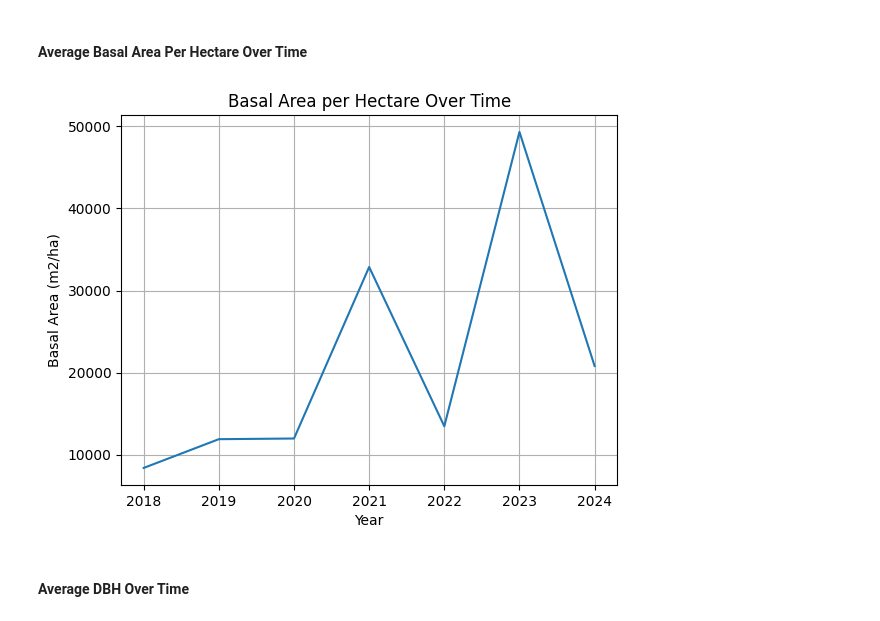
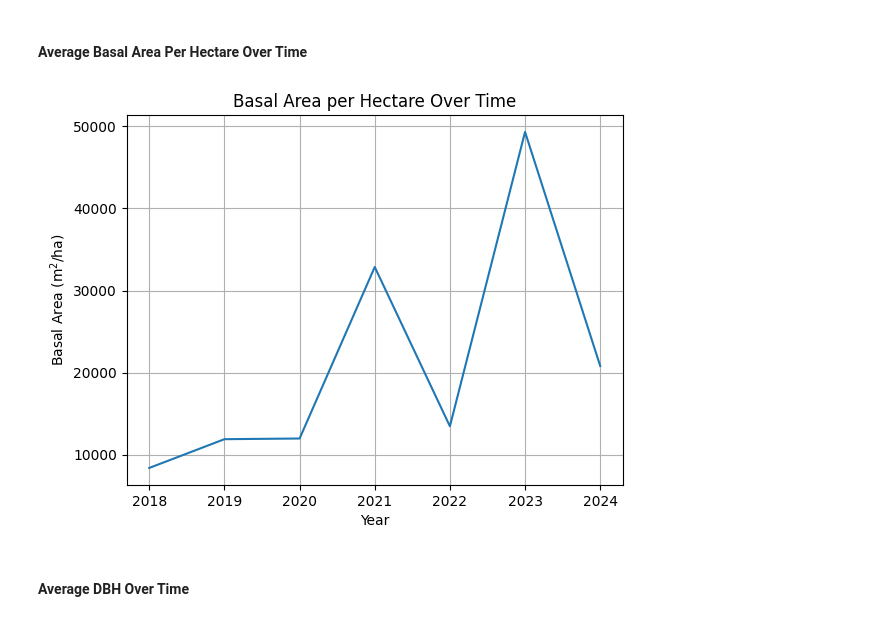
Before and after one commit to ds-gowusu/tree_growth_analytics, a Jupyter notebook: growth_analysis.ipynb, the cells around one changed output. Cells and saved outputs as stored; diff of their text form; code cells hidden in the pictures.

```diff
--- a/growth_analysis.ipynb
+++ b/growth_analysis.ipynb
@@ -391,12 +391,12 @@ df.head()
 # %%
 annual_ba = df.groupby('measurement_year')['basal_area_m2'].sum() / (df['plot_size_m2'] / 10000)
 annual_ba.plot(kind='line', title='Basal Area per Hectare Over Time')
-plt.ylabel("Basal Area (m2/ha)")
+plt.ylabel("Basal Area (m$^2$/ha)")
 plt.xlabel('Year')
 plt.grid(True)
 plt.show()
 # %% [output]
-[figure, old version]
+[figure, new version]
 # %% [markdown]
 #### Average DBH Over Time
 # %%
```
Also changed, not shown: parts of 5 cells of this notebook, 3 other files.
